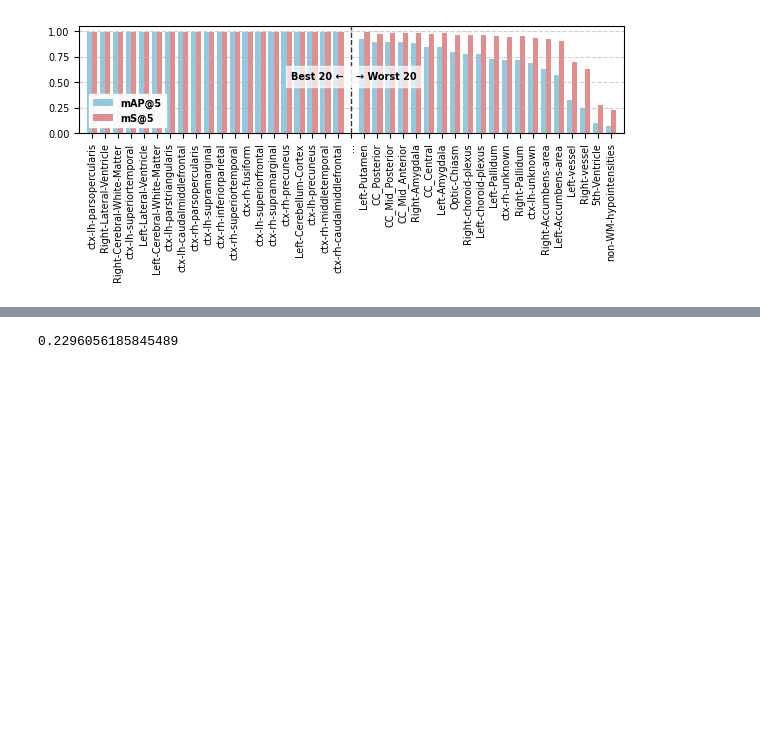
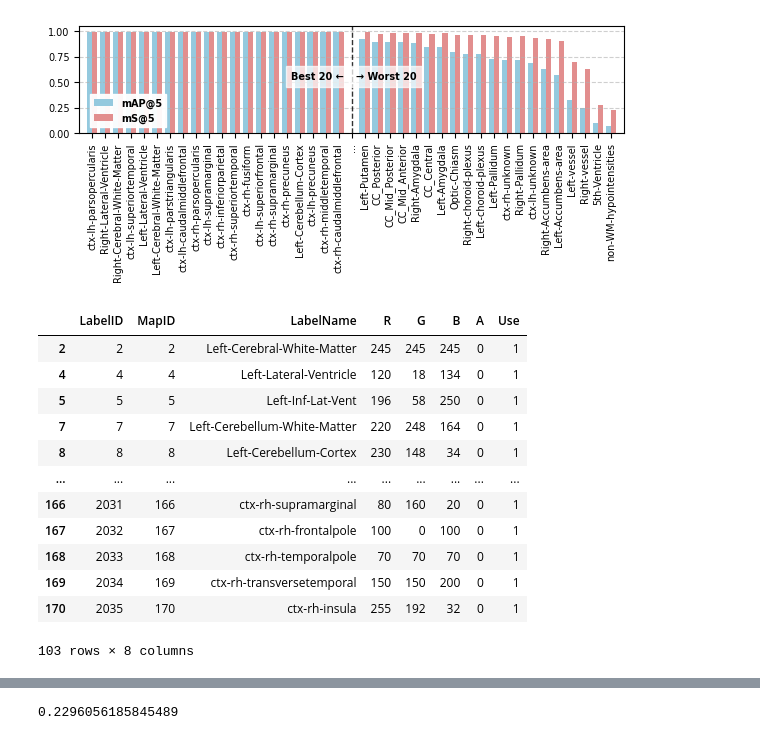
Before and after one commit to minnelab/NeuroCBIR, a Jupyter notebook: dev/notebooks/figures.ipynb, the cells around one changed output, grey strips where cells are left out. Cells and saved outputs as stored; diff of their text form; code cells hidden in the pictures; blank space fills up the shorter version.

```diff
--- a/dev/notebooks/figures.ipynb
+++ b/dev/notebooks/figures.ipynb
@@ -180,6 +181,22 @@ plt.savefig(f"figures/top_20_structures.pdf", format='pdf', bbox_inches='tight',
 plt.show()
 # %% [output]
 [figure]
+# %%
+labels_df
+# %% [output]
+|  | LabelID | MapID | LabelName | R | G | B | A | Use |
+| 2 | 2 | 2 | Left-Cerebral-White-Matter | 245 | 245 | 245 | 0 | 1 |
+| 4 | 4 | 4 | Left-Lateral-Ventricle | 120 | 18 | 134 | 0 | 1 |
+| 5 | 5 | 5 | Left-Inf-Lat-Vent | 196 | 58 | 250 | 0 | 1 |
+| 7 | 7 | 7 | Left-Cerebellum-White-Matter | 220 | 248 | 164 | 0 | 1 |
+| 8 | 8 | 8 | Left-Cerebellum-Cortex | 230 | 148 | 34 | 0 | 1 |
+| ... | ... | ... | ... | ... | ... | ... | ... | ... |
+| 166 | 2031 | 166 | ctx-rh-supramarginal | 80 | 160 | 20 | 0 | 1 |
+| 167 | 2032 | 167 | ctx-rh-frontalpole | 100 | 0 | 100 | 0 | 1 |
+| 168 | 2033 | 168 | ctx-rh-temporalpole | 70 | 70 | 70 | 0 | 1 |
+| 169 | 2034 | 169 | ctx-rh-transversetemporal | 150 | 150 | 200 | 0 | 1 |
+| 170 | 2035 | 170 | ctx-rh-insula | 255 | 192 | 32 | 0 | 1 |
+103 rows × 8 columns
 # %%
 import json
 import matplotlib.pyplot as plt
```
Also changed, not shown: parts of 4 cells of this notebook, 1 other file.
